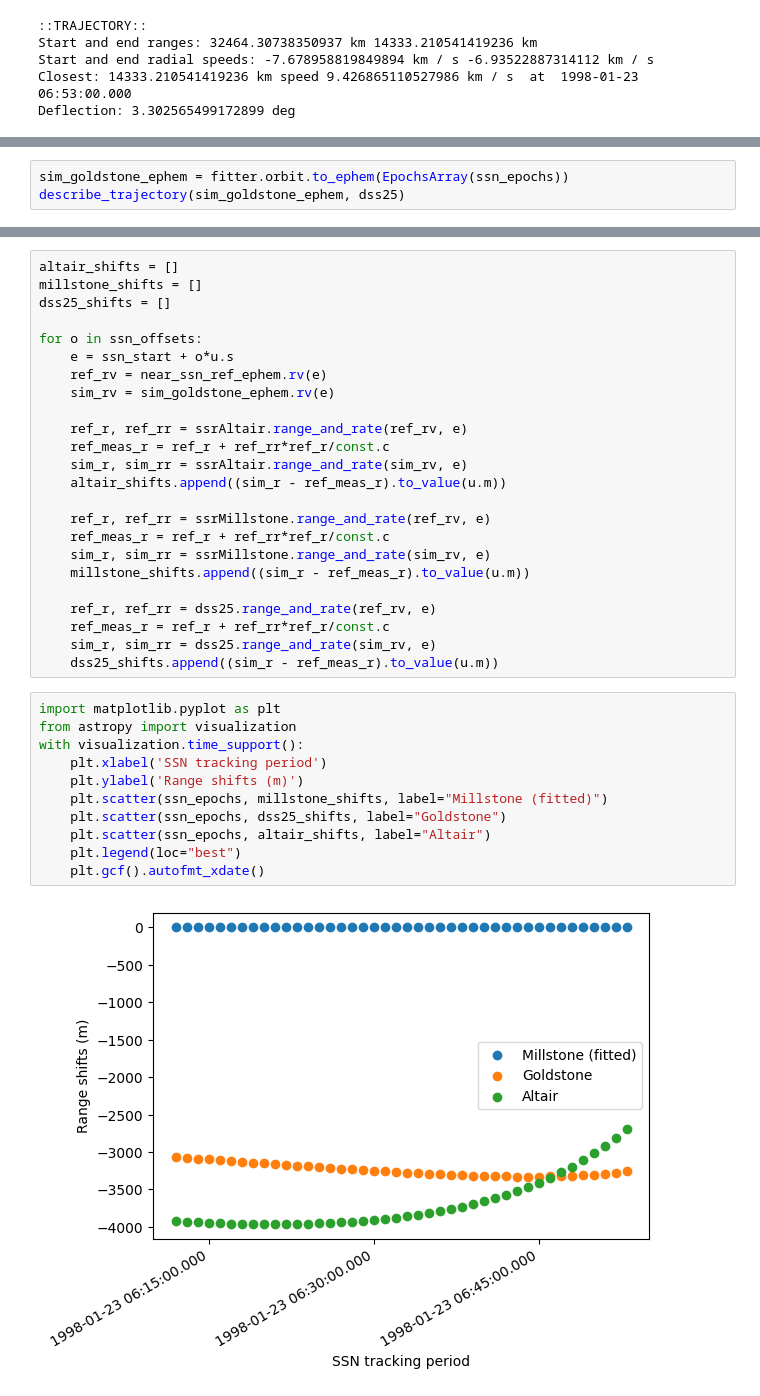
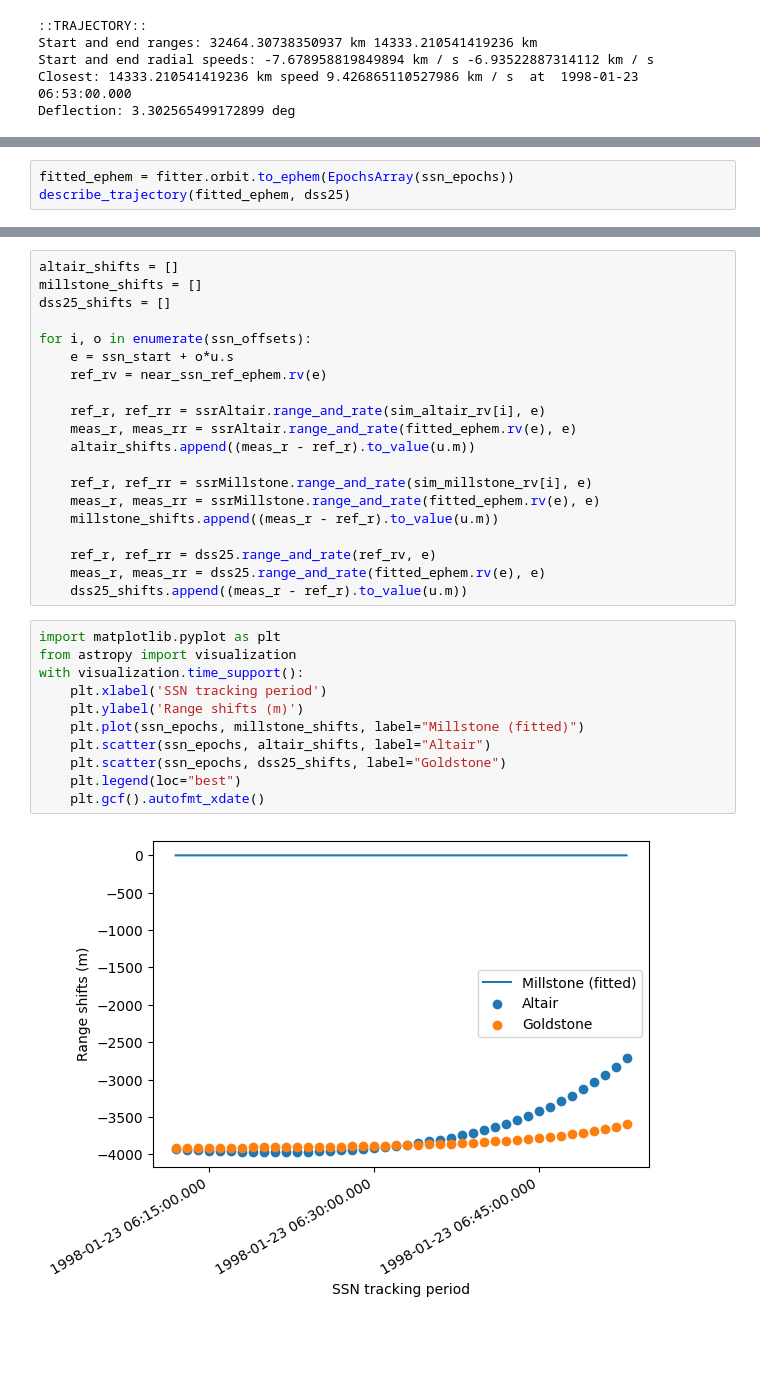
Before and after one commit to earthshrink/anomaly-sim, a Jupyter notebook: near_sim_ssn_revfit_millstone.ipynb, the cells around one changed output, grey strips where cells are left out. Drawn from its saved outputs; the diff is of its cells as text; blank space fills up the shorter version.

Commit message:
refactor ssn trajectory fits

```diff
--- a/near_sim_ssn_revfit_millstone.ipynb
+++ b/near_sim_ssn_revfit_millstone.ipynb
@@ -123,5 +128,5 @@ print(fitter.result.residual)
 # %%
-sim_goldstone_ephem = fitter.orbit.to_ephem(EpochsArray(ssn_epochs))
-describe_trajectory(sim_goldstone_ephem, dss25)
+fitted_ephem = fitter.orbit.to_ephem(EpochsArray(ssn_epochs))
+describe_trajectory(fitted_ephem, dss25)
 # %% [output]
 ::TRAJECTORY::
@@ -134,38 +139,34 @@ altair_shifts = []
 millstone_shifts = []
 dss25_shifts = []
 
-for o in ssn_offsets:
+for i, o in enumerate(ssn_offsets):
     e = ssn_start + o*u.s
     ref_rv = near_ssn_ref_ephem.rv(e)
-    sim_rv = sim_goldstone_ephem.rv(e)
 
-    ref_r, ref_rr = ssrAltair.range_and_rate(ref_rv, e)
-    ref_meas_r = ref_r + ref_rr*ref_r/const.c
-    sim_r, sim_rr = ssrAltair.range_and_rate(sim_rv, e)
-    altair_shifts.append((sim_r - ref_meas_r).to_value(u.m))
+    ref_r, ref_rr = ssrAltair.range_and_rate(sim_altair_rv[i], e)
+    meas_r, meas_rr = ssrAltair.range_and_rate(fitted_ephem.rv(e), e)
+    altair_shifts.append((meas_r - ref_r).to_value(u.m))
 
-    ref_r, ref_rr = ssrMillstone.range_and_rate(ref_rv, e)
-    ref_meas_r = ref_r + ref_rr*ref_r/const.c
-    sim_r, sim_rr = ssrMillstone.range_and_rate(sim_rv, e)
-    millstone_shifts.append((sim_r - ref_meas_r).to_value(u.m))
+    ref_r, ref_rr = ssrMillstone.range_and_rate(sim_millstone_rv[i], e)
+    meas_r, meas_rr = ssrMillstone.range_and_rate(fitted_ephem.rv(e), e)
+    millstone_shifts.append((meas_r - ref_r).to_value(u.m))
 
     ref_r, ref_rr = dss25.range_and_rate(ref_rv, e)
-    ref_meas_r = ref_r + ref_rr*ref_r/const.c
-    sim_r, sim_rr = dss25.range_and_rate(sim_rv, e)
-    dss25_shifts.append((sim_r - ref_meas_r).to_value(u.m))
+    meas_r, meas_rr = dss25.range_and_rate(fitted_ephem.rv(e), e)
+    dss25_shifts.append((meas_r - ref_r).to_value(u.m))
 # %%
 import matplotlib.pyplot as plt
 from astropy import visualization
 with visualization.time_support():
     plt.xlabel('SSN tracking period')
     plt.ylabel('Range shifts (m)')
-    plt.scatter(ssn_epochs, millstone_shifts, label="Millstone (fitted)")
+    plt.plot(ssn_epochs, millstone_shifts, label="Millstone (fitted)")
+    plt.scatter(ssn_epochs, altair_shifts, label="Altair")
     plt.scatter(ssn_epochs, dss25_shifts, label="Goldstone")
-    plt.scatter(ssn_epochs, altair_shifts, label="Altair")
     plt.legend(loc="best")
     plt.gcf().autofmt_xdate()
 # %% [output]
-[figure, old version]
+[figure, new version]
 # %%
 altair_doppler = []
 millstone_doppler = []
```
Also changed, not shown: parts of 6 cells of this notebook, 2 other files.
